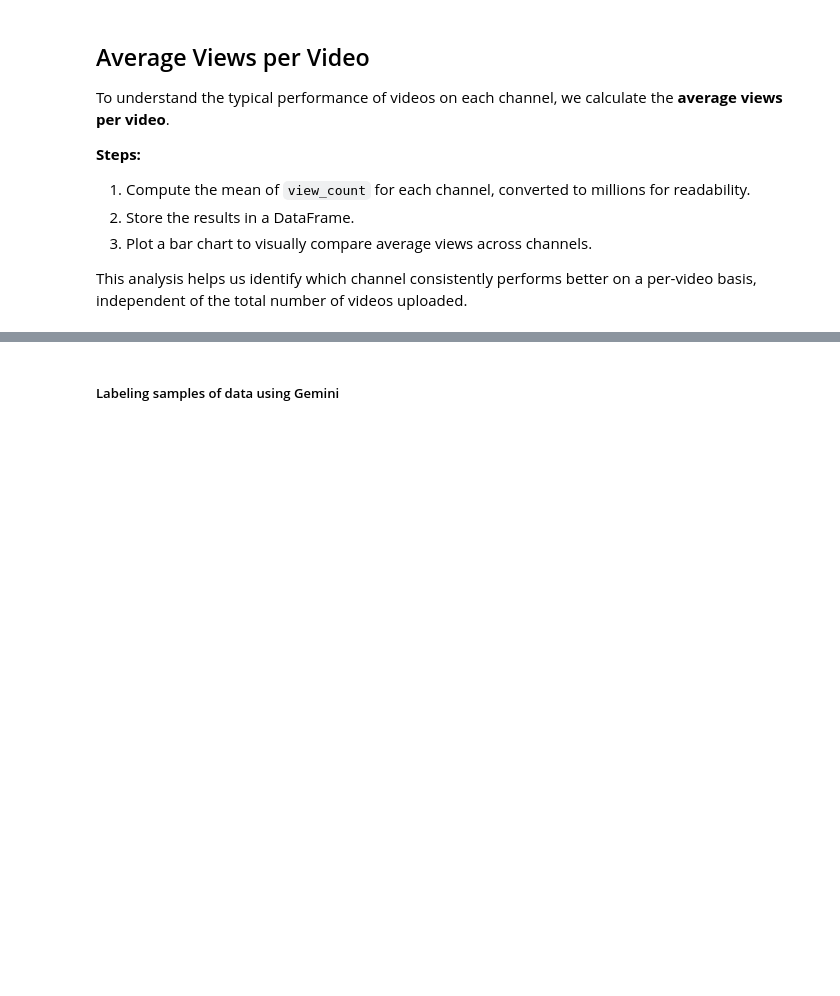
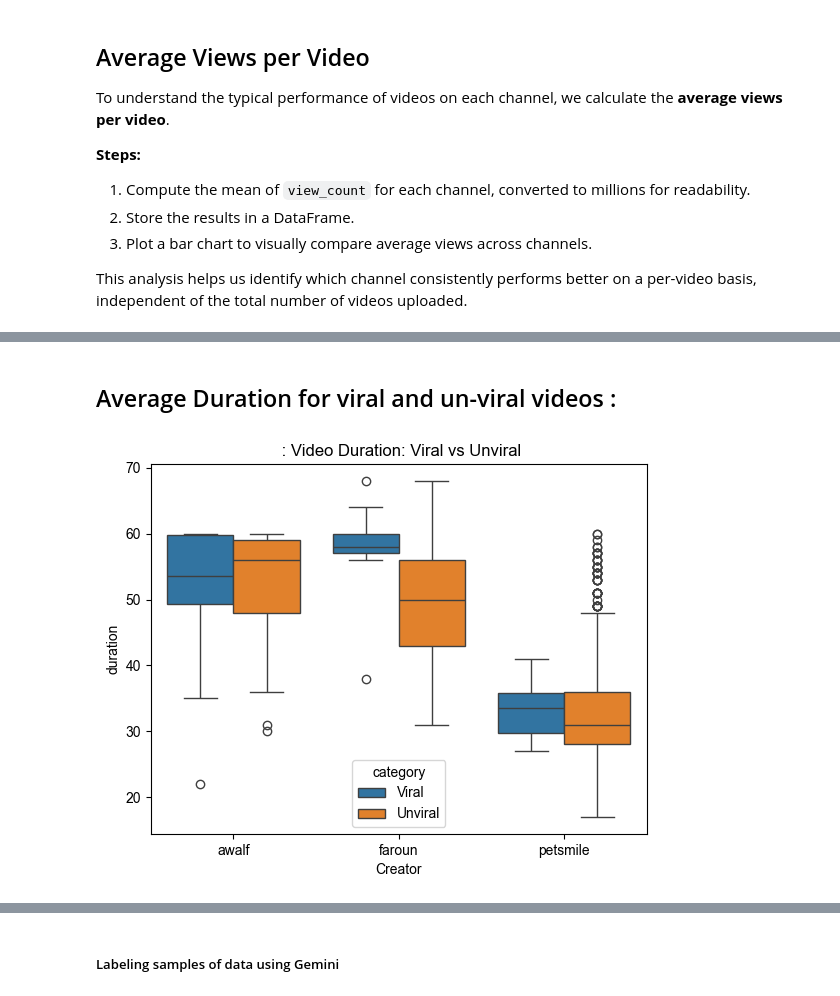
Before and after one commit to anas-elhilali/Youtube-faroun-analytics, a Jupyter notebook: notebook/Youtube_Niche_Data.ipynb, the cells around one changed output, grey strips where cells are left out. Drawn from its saved outputs; the diff is of its cells as text; code cells hidden in the pictures; blank space fills up the shorter version.

```diff
--- a/notebook/Youtube_Niche_Data.ipynb
+++ b/notebook/Youtube_Niche_Data.ipynb
@@ -488,0 +311,19 @@ plt.show()
+# %% [markdown]
+## Average Duration for viral and un-viral videos :
+# %%
+awalf_data['Creator'] = 'awalf'
+faroun_data['Creator'] = 'faroun'
+PetSmmile_data['Creator'] = 'petsmile'
+
+all_data = pd.concat([awalf_data  , faroun_data , PetSmmile_data] , ignore_index=True)
+
+def viralty_duration_1( data ):
+    data['category'] = data['view_count'].apply(lambda x: 'Viral' if x > 1000000 else 'Unviral')
+
+    sns.boxplot(x = 'Creator' ,  y ='duration' , hue='category' , data = data )
+    plt.title(f' : Video Duration: Viral vs Unviral')
+    plt.show()
+# %%
+viralty_duration_1(all_data)
+# %% [output]
+[figure, added]
```
Also changed, not shown: parts of 38 cells of this notebook, 1 other file.
